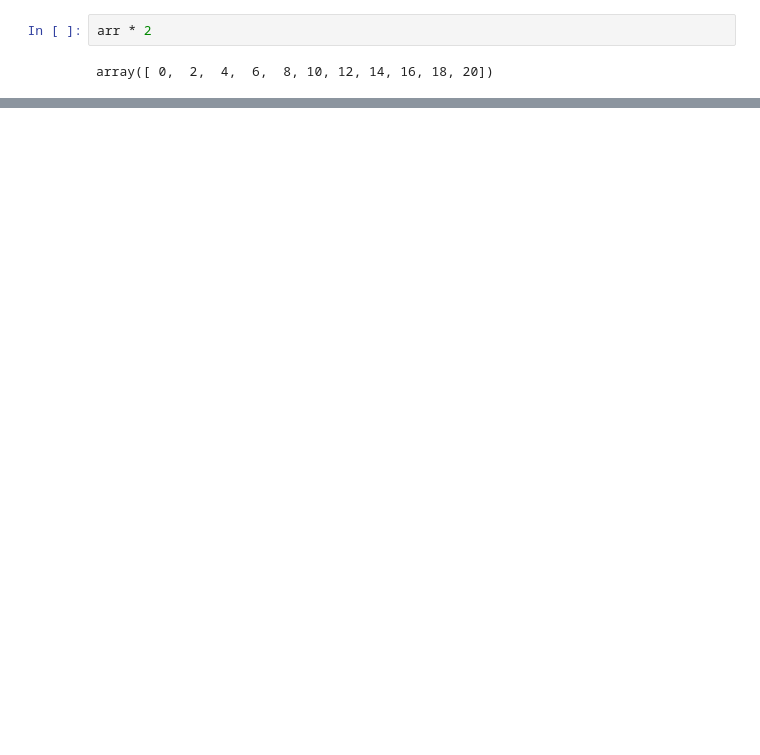
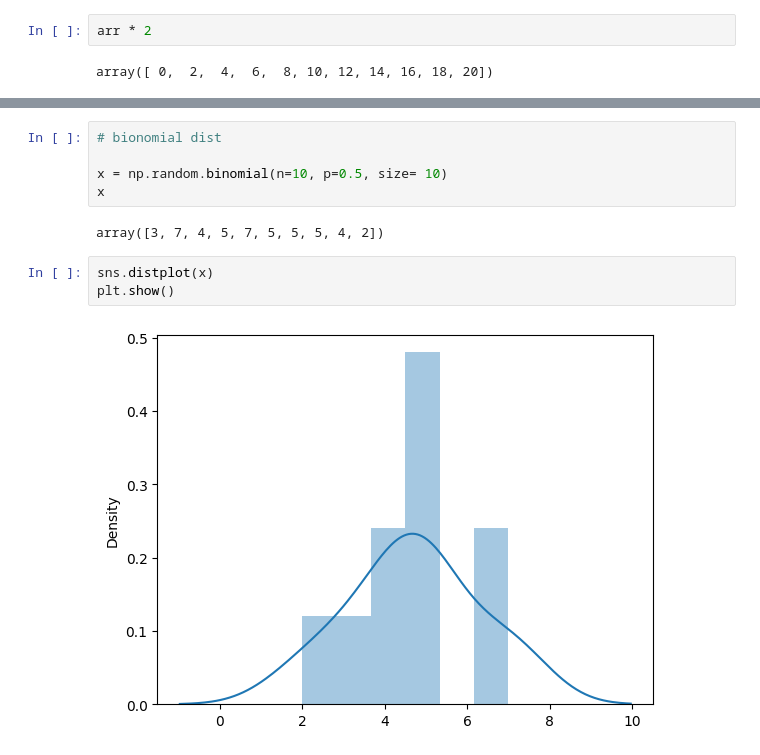
Before and after one commit to pouya-mhb/DS-ML-DL, a Jupyter notebook: Data_Science_Practice.ipynb, the cells around one changed output, grey strips where cells are left out. Cells and saved outputs as stored; diff of their text form; blank space fills up the shorter version.

```diff
--- a/Data_Science_Practice.ipynb
+++ b/Data_Science_Practice.ipynb
@@ -505,0 +535,12 @@ array([ 0,  2,  4,  6,  8, 10, 12, 14, 16, 18, 20])
+# %%
+# bionomial dist
+
+x = np.random.binomial(n=10, p=0.5, size= 10)
+x
+# %% [output]
+array([3, 7, 4, 5, 7, 5, 5, 5, 4, 2])
+# %%
+sns.distplot(x)
+plt.show()
+# %% [output]
+[figure, added]
```
Also changed, not shown: parts of 35 cells of this notebook.
